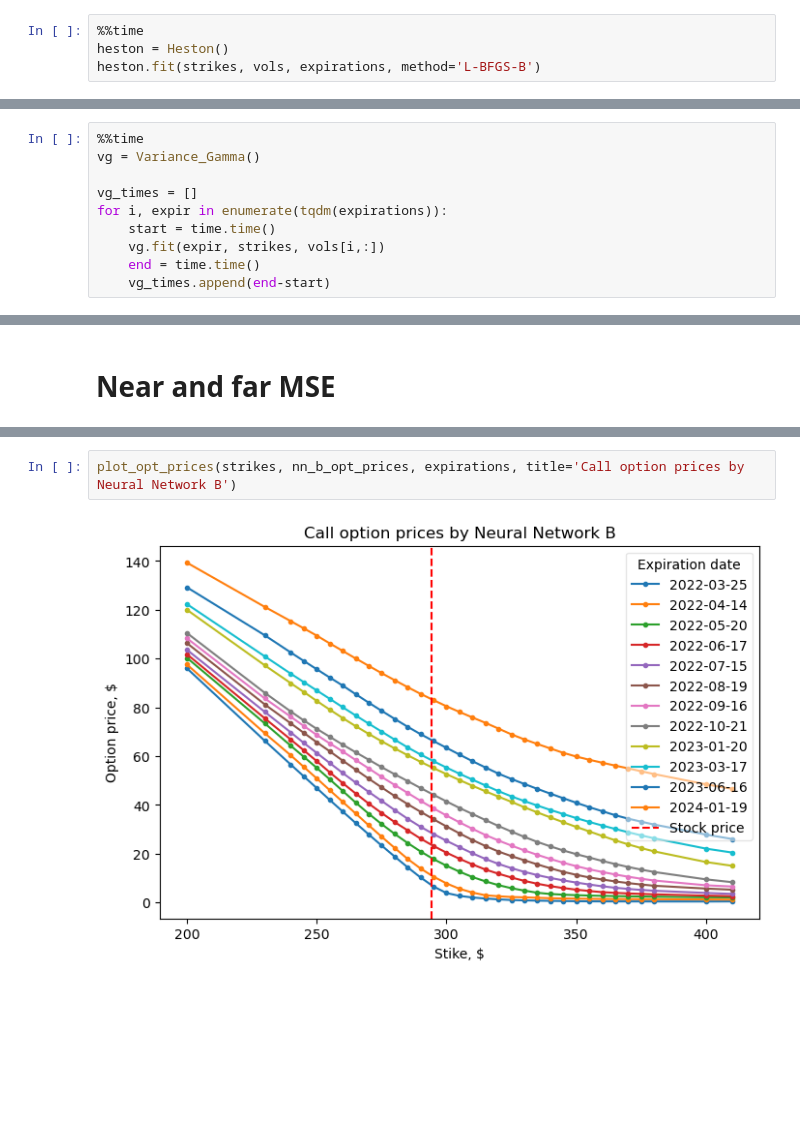
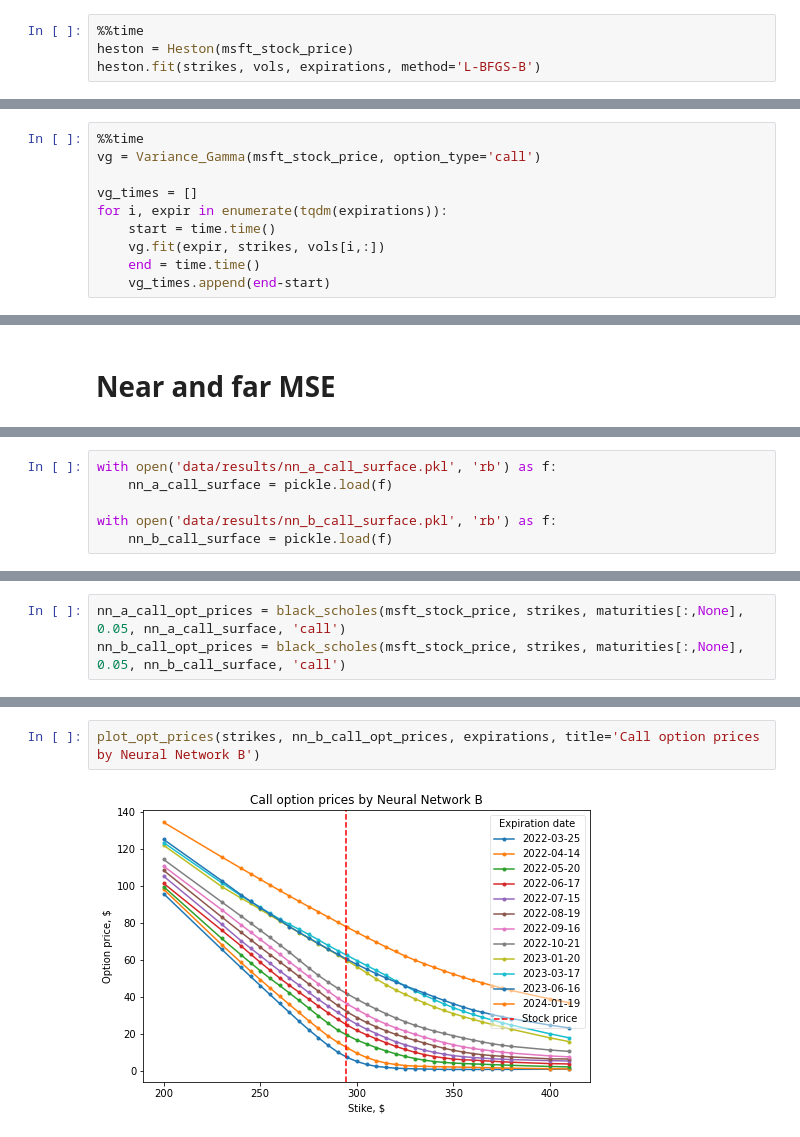
Before and after one commit to Kharinaev/neuro_pricing, a Jupyter notebook: IV_surface_call.ipynb, the cells around one changed output, grey strips where cells are left out. Saved outputs shown, nothing was run; the diff lists cells and outputs as text; blank space fills up the shorter version.

Commit message:
IV call arranged

```diff
--- a/IV_surface_call.ipynb
+++ b/IV_surface_call.ipynb
@@ -390,5 +224,5 @@ class Heston(ql.HestonModel):
 # %%
 %%time
-heston = Heston()
+heston = Heston(msft_stock_price)
 heston.fit(strikes, vols, expirations, method='L-BFGS-B')
 # %% [output]
@@ -443,7 +277,7 @@ plot_opt_prices(strikes, heston_opt_prices, expirations, title='Call option pric
 ## Variance-Gamma
 # %%
 %%time
-vg = Variance_Gamma()
+vg = Variance_Gamma(msft_stock_price, option_type='call')
 
 vg_times = []
 for i, expir in enumerate(tqdm(expirations)):
@@ -517 +353,7 @@ Far 81.38073242693432
+# %%
+with open('data/results/nn_a_call_surface.pkl', 'rb') as f:
+    nn_a_call_surface = pickle.load(f)
+
+with open('data/results/nn_b_call_surface.pkl', 'rb') as f:
+    nn_b_call_surface = pickle.load(f)
 # %%
@@ -538 +373,4 @@ plot_surface(strikes, maturities, nn_b_vols, title='Implied volatility by Neural
+# %%
+nn_a_call_opt_prices = black_scholes(msft_stock_price, strikes, maturities[:,None], 0.05, nn_a_call_surface, 'call')
+nn_b_call_opt_prices = black_scholes(msft_stock_price, strikes, maturities[:,None], 0.05, nn_b_call_surface, 'call')
 # %%
@@ -542,7 +380,7 @@ plot_opt_prices(strikes, nn_a_opt_prices, expirations, title='Call option prices
 # %%
-plot_opt_prices(strikes, nn_b_opt_prices, expirations, title='Call option prices by Neural Network B')
+plot_opt_prices(strikes, nn_b_call_opt_prices, expirations, title='Call option prices by Neural Network B')
 # %% [output]
-[figure, old version]
+[figure, new version]
 # %%
 for mod in ['nn_a', 'nn_b']:
     print(mod)
```
Also changed, not shown: parts of 61 cells of this notebook, 1 other file.
